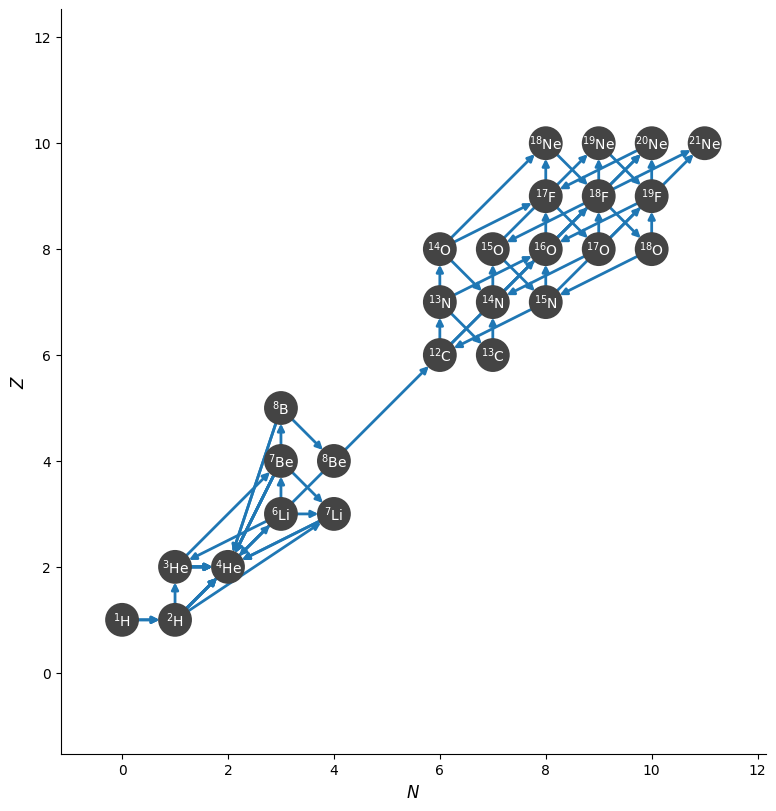
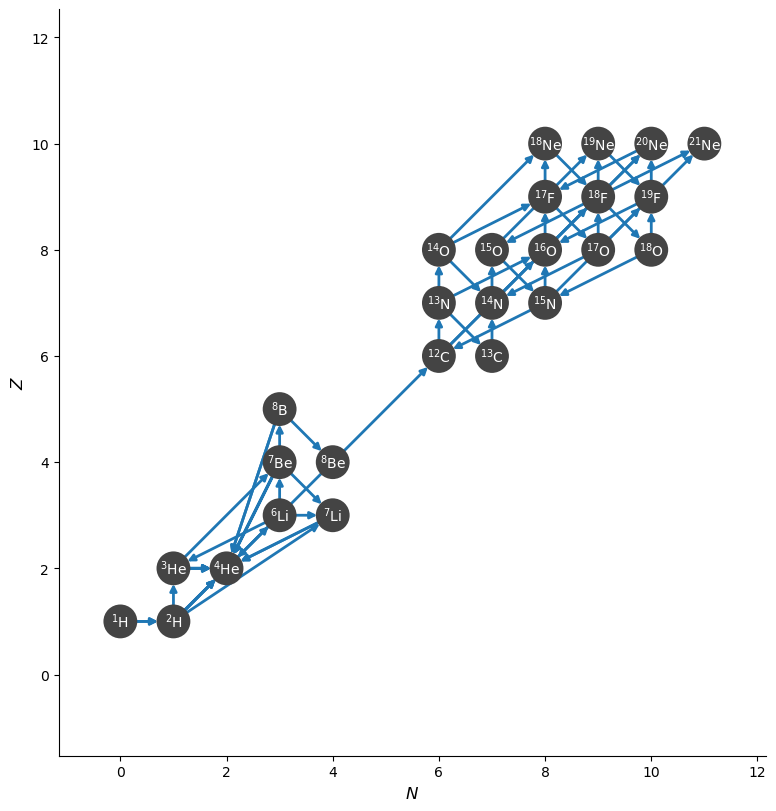
The change to this notebook cell's code, shown as a diff; its figure went from the first image to the second:
--- before
+++ after
@@ -1,3 +1,2 @@
-fig = net.plot(hide_xalpha=True, hide_xp=True,
-               node_size=500, node_font_size=10,
+fig = net.plot(node_size=500, node_font_size=10,
                size=(800, 800))

Commit: change the default for hide_xp and hide_xalpha (#1361)